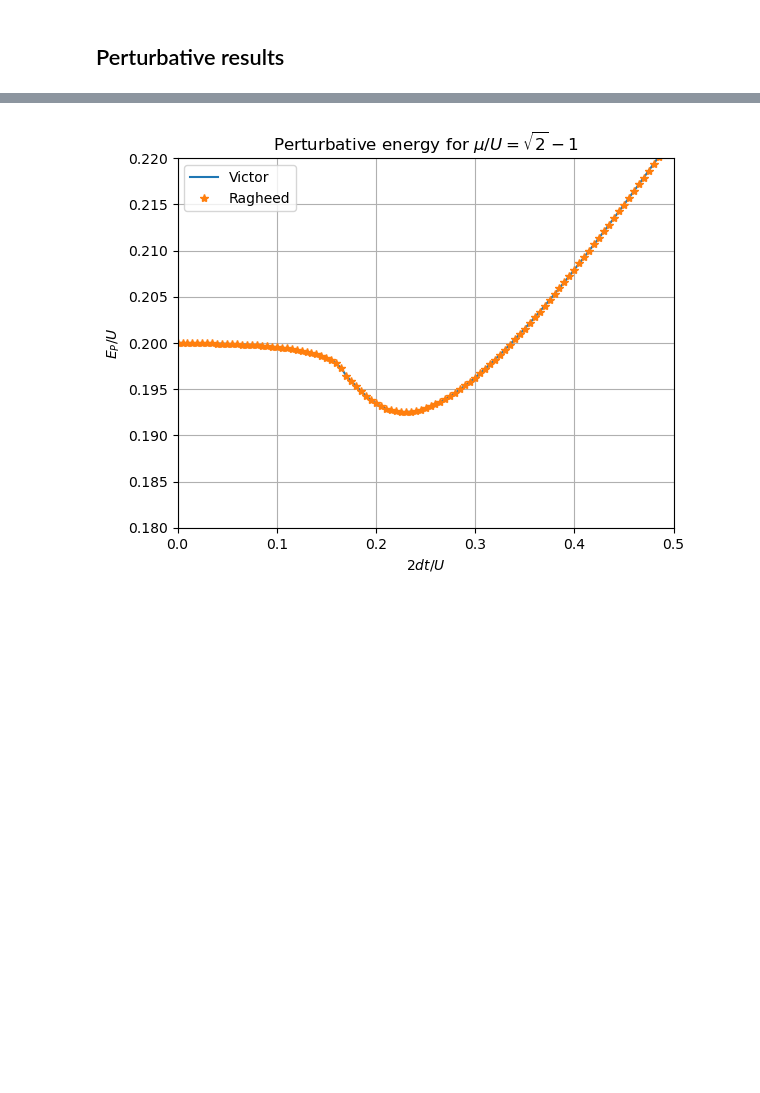
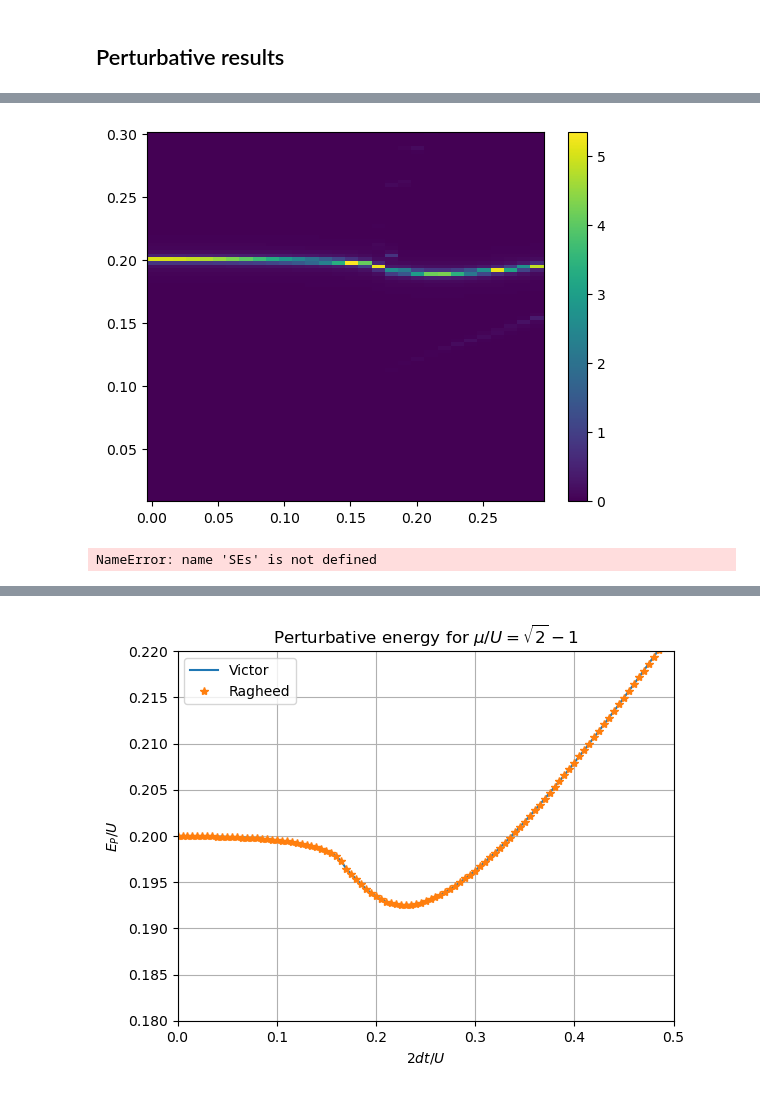
Before and after one commit to ragheedalhyder/BoseHubbard, a Jupyter notebook: src/testing.ipynb, the cells around one changed output, grey strips where cells are left out. Cells and saved outputs as stored; diff of their text form; code cells hidden in the pictures; blank space fills up the shorter version.

```diff
--- a/src/testing.ipynb
+++ b/src/testing.ipynb
@@ -66,0 +306,13 @@ for count in range(len(dJUs)):
+# %%
+fig = plt.figure();
+X, Y = np.meshgrid(dJUs, en_vector)
+pc = plt.pcolormesh(X, Y, SpectralFuncs.T , shading='auto', cmap='viridis');
+cbar = fig.colorbar(pc); plt.show()
+# %% [output]
+[figure, added]
+# %%
+eta = 0.001
+SpectralFunc = dOmega * (-2) * np.imag(1./(en_vector - SEs + 1j * eta))
+plt.plot(en_vector, SpectralFunc)
+# %% [output]
+NameError: name 'SEs' is not defined
```
Also changed, not shown: parts of 21 cells of this notebook, 33 other files.
